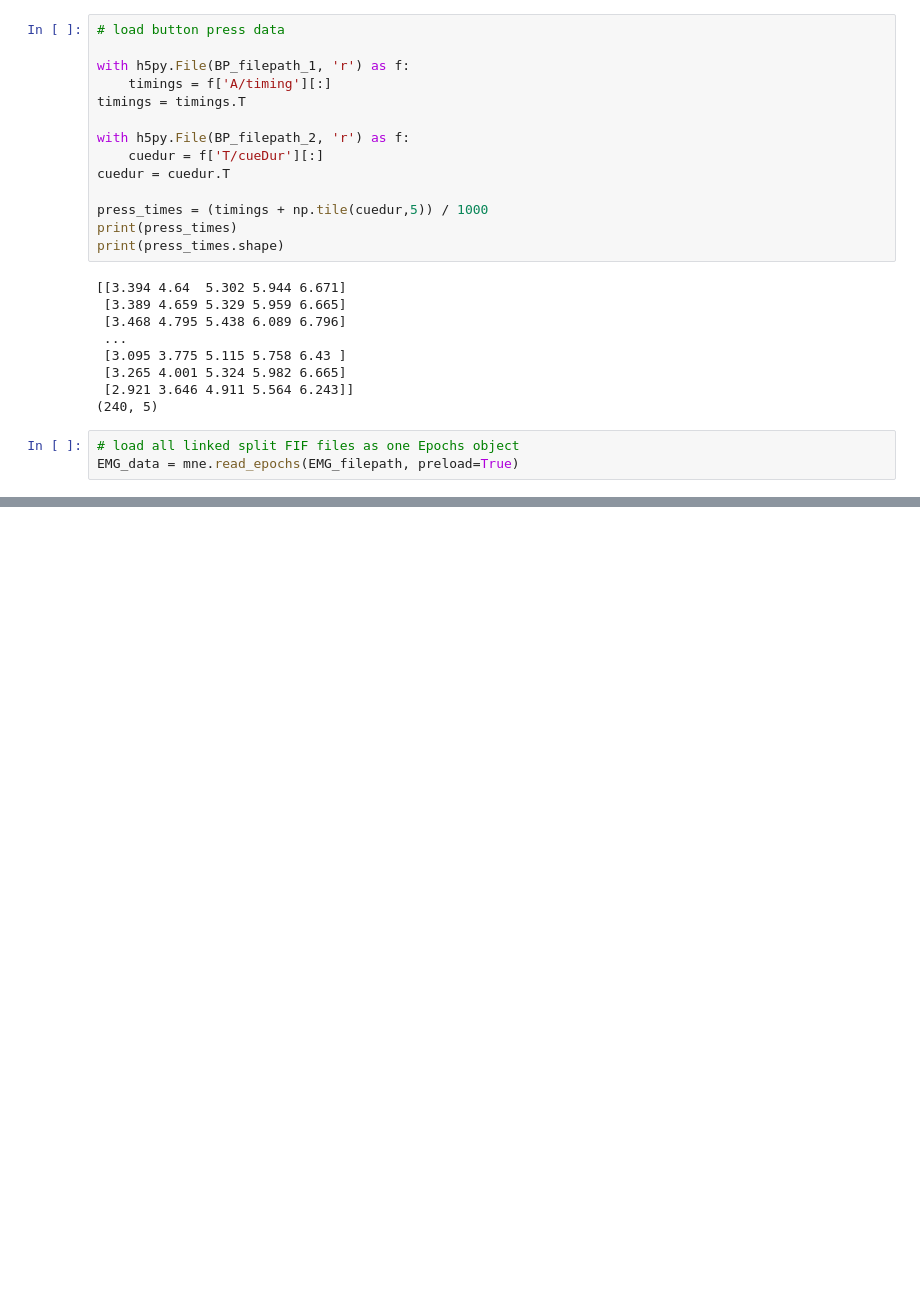
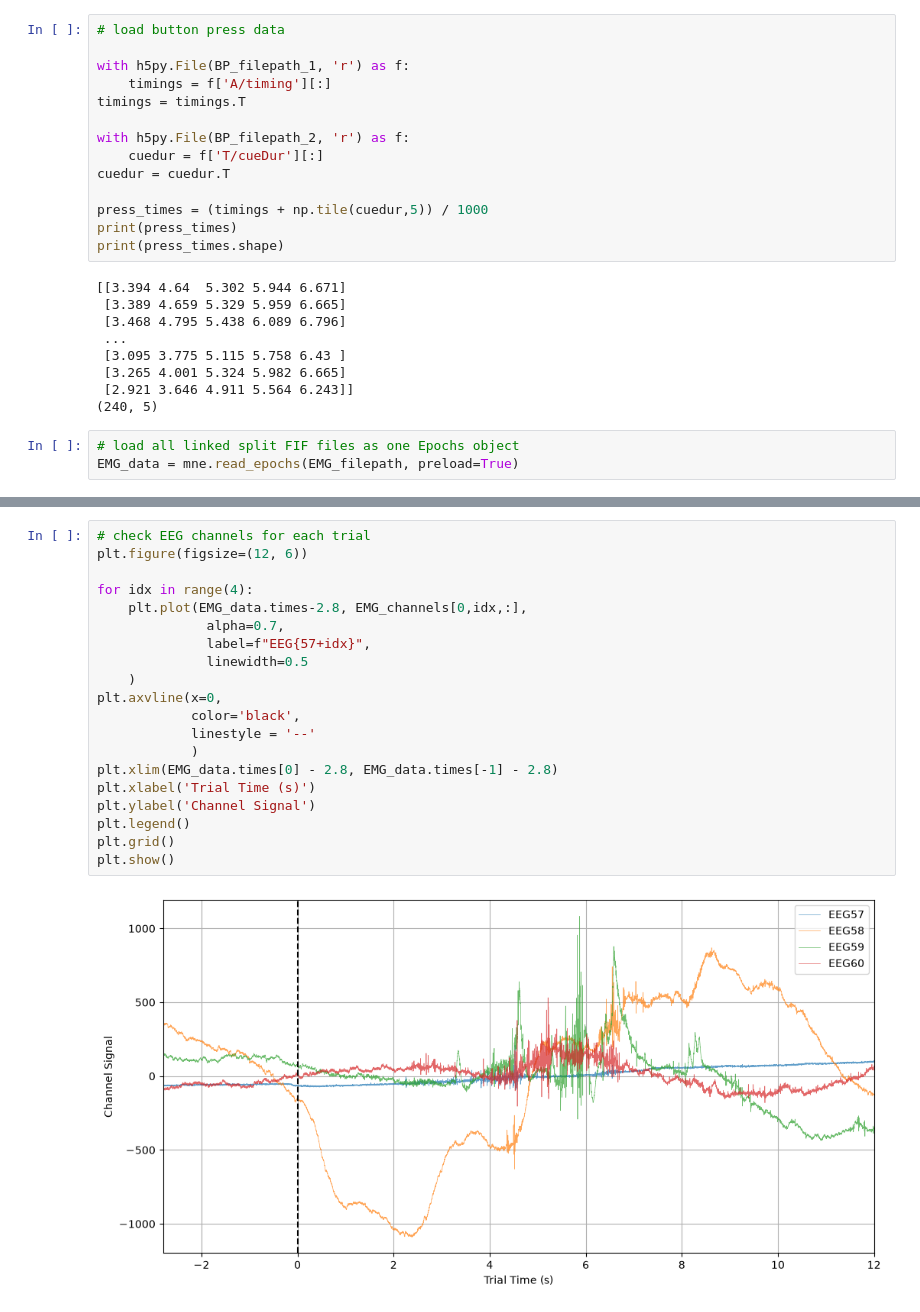
Before and after one commit to NicoloMarcello/ResearchProjectNM2026, a Jupyter notebook: TFA_EMG.ipynb, the cells around one changed output, grey strips where cells are left out. Drawn from its saved outputs; the diff is of its cells as text; blank space fills up the shorter version.

```diff
--- a/TFA_EMG.ipynb
+++ b/TFA_EMG.ipynb
@@ -74,0 +89,22 @@ ValueError: x has 5 columns but y has 14801 columns
+# %%
+# check EEG channels for each trial
+plt.figure(figsize=(12, 6))
+
+for idx in range(4):
+    plt.plot(EMG_data.times-2.8, EMG_channels[0,idx,:],
+              alpha=0.7,
+              label=f"EEG{57+idx}",
+              linewidth=0.5
+    )
+plt.axvline(x=0,
+            color='black',
+            linestyle = '--'
+            )
+plt.xlim(EMG_data.times[0] - 2.8, EMG_data.times[-1] - 2.8)
+plt.xlabel('Trial Time (s)')
+plt.ylabel('Channel Signal')
+plt.legend()
+plt.grid()
+plt.show()
+# %% [output]
+[figure, added]
```
Also changed, not shown: parts of 4 cells of this notebook, 1 other file.
